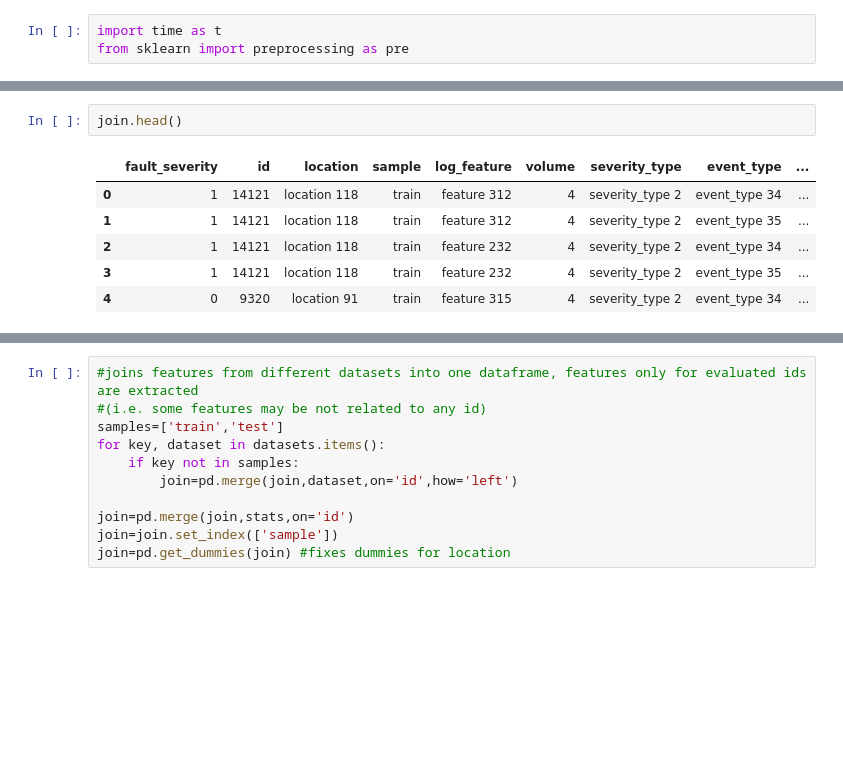
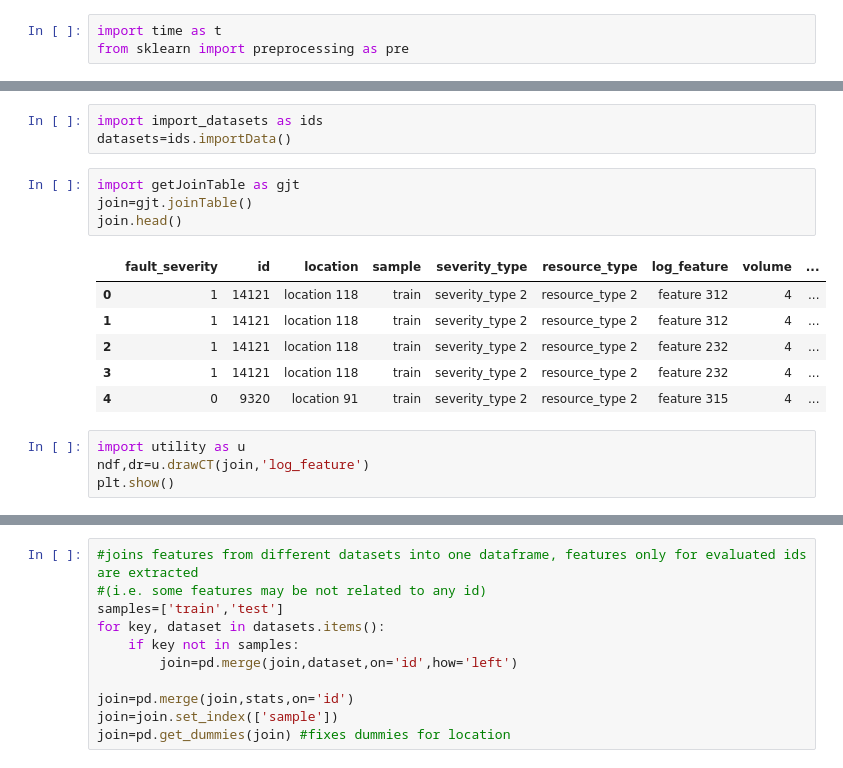
Before and after one commit to blackwhitehere/telstra, a Jupyter notebook: pipe.ipynb, the cells around one changed output, grey strips where cells are left out. Drawn from its saved outputs; the diff is of its cells as text; blank space fills up the shorter version.

```diff
--- a/pipe.ipynb
+++ b/pipe.ipynb
@@ -30,9 +10,18 @@ for key, dataset in datasets.items():
-# %%
-join.head()
-# %% [output]
-|  | fault_severity | id | location | sample | log_feature | volume | severity_type | event_type | ... |
-| 0 | 1 | 14121 | location 118 | train | feature 312 | 4 | severity_type 2 | event_type 34 | ... |
-| 1 | 1 | 14121 | location 118 | train | feature 312 | 4 | severity_type 2 | event_type 35 | ... |
-| 2 | 1 | 14121 | location 118 | train | feature 232 | 4 | severity_type 2 | event_type 34 | ... |
-| 3 | 1 | 14121 | location 118 | train | feature 232 | 4 | severity_type 2 | event_type 35 | ... |
-| 4 | 0 | 9320 | location 91 | train | feature 315 | 4 | severity_type 2 | event_type 34 | ... |
+# %%
+import import_datasets as ids
+datasets=ids.importData()
+# %%
+import getJoinTable as gjt
+join=gjt.joinTable()
+join.head()
+# %% [output]
+|  | fault_severity | id | location | sample | severity_type | resource_type | log_feature | volume | ... |
+| 0 | 1 | 14121 | location 118 | train | severity_type 2 | resource_type 2 | feature 312 | 4 | ... |
+| 1 | 1 | 14121 | location 118 | train | severity_type 2 | resource_type 2 | feature 312 | 4 | ... |
+| 2 | 1 | 14121 | location 118 | train | severity_type 2 | resource_type 2 | feature 232 | 4 | ... |
+| 3 | 1 | 14121 | location 118 | train | severity_type 2 | resource_type 2 | feature 232 | 4 | ... |
+| 4 | 0 | 9320 | location 91 | train | severity_type 2 | resource_type 2 | feature 315 | 4 | ... |
+# %%
+import utility as u
+ndf,dr=u.drawCT(join,'log_feature')
+plt.show()
```
Also changed, not shown: parts of 14 cells of this notebook, 3 other files.
